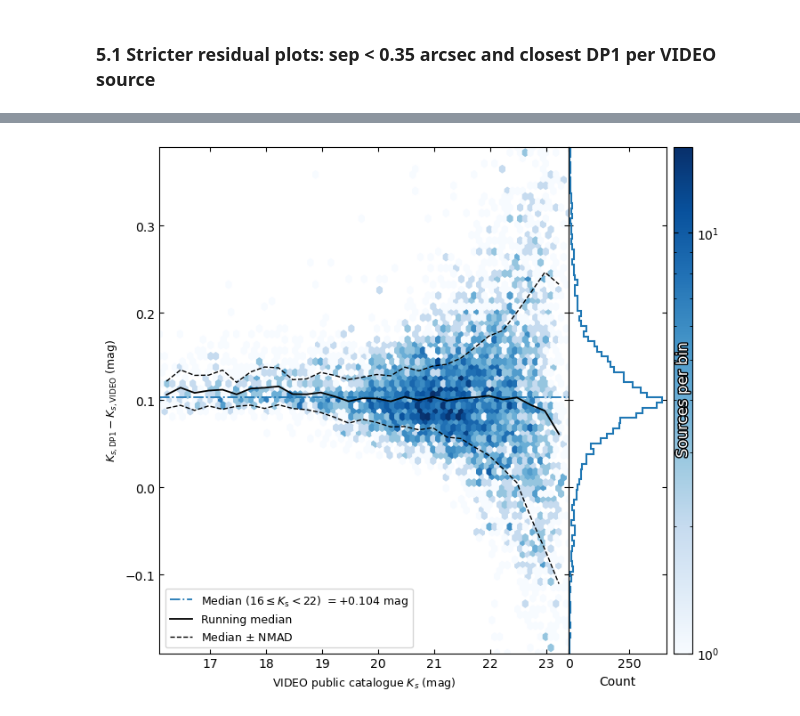
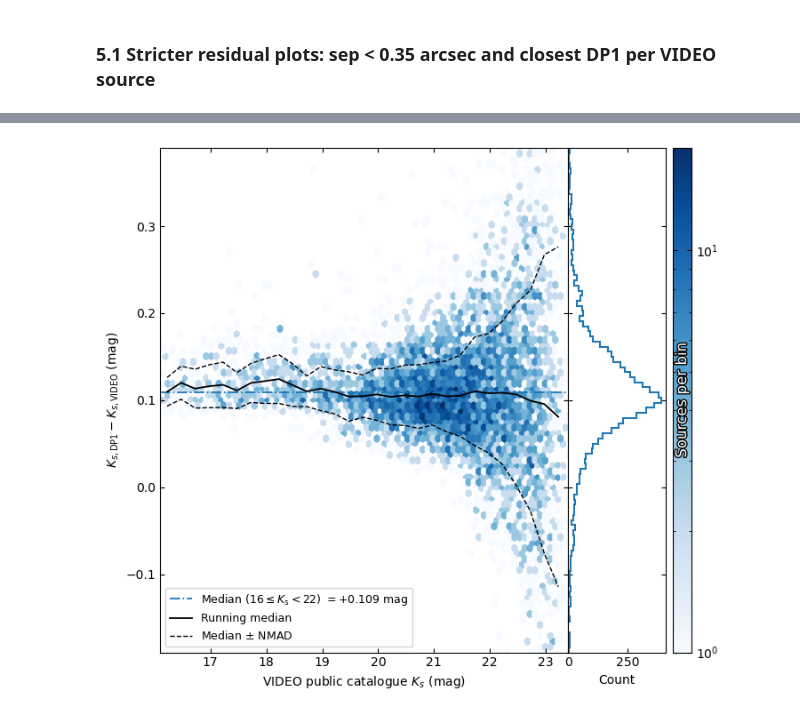
Before and after one commit to lsst-uk/lsst-ir-fusion, a Jupyter notebook: dmu5/dmu5_DP1/diagnostics/DP1_Photometry.ipynb, the cells around one changed output, grey strips where cells are left out. Saved outputs shown, nothing was run; the diff lists cells and outputs as text; code cells hidden in the pictures.

```diff
--- a/dmu5/dmu5_DP1/diagnostics/DP1_Photometry.ipynb
+++ b/dmu5/dmu5_DP1/diagnostics/DP1_Photometry.ipynb
@@ -34,7 +22,7 @@ import matplotlib.patheffects as pe
 
 DATA_DIR = Path("../data")
 
-DP1_PATH   = DATA_DIR / "full_reduced_cat_DP1_20260408.fits"
+DP1_PATH   = DATA_DIR / "full_reduced_cat_DP1_20260902.fits"
 VIDEO_PATH = DATA_DIR / "VISTA-VIDEO-CDFS-DR5.fits"
 
 OUTDIR = Path("data/plots_photometry")
@@ -1282,27 +1342,14 @@ print(
 # ------------------------------------------------------------
 
 dp1_k_mag = (
-    np.asarray(
-        dp1m[
-            "VIRCAM_K_m_base_CircularApertureFlux_6_0_mag"
-        ],
-        float,
-    )
+    dp1_mag(dp1m, "K")
     - DP1_TO_VIDEO_CONVERSION
 )
 
-dp1_k_err = np.asarray(
-    dp1m[
-        "VIRCAM_K_m_base_CircularApertureFlux_6_0_magErr"
-    ],
-    float,
-)
-
-dp1_k_flag = np.asarray(
-    dp1m[
-        "VIRCAM_K_m_base_CircularApertureFlux_6_0_flag"
-    ],
-    int,
+dp1_k_good = dp1_band_usable(
+    dp1m,
+    "K",
+    snr_min=5.0,
 )
 
 dp1_nchild = np.asarray(
@@ -1329,22 +1376,20 @@ vid_k_err = np.asarray(
     float,
 )
 
+
 # ------------------------------------------------------------
 # Final photometric-quality cuts
 # ------------------------------------------------------------
 
 good = (
-    np.isfinite(dp1_k_mag)
-    & np.isfinite(dp1_k_err)
+    dp1_k_good
+    & np.isfinite(dp1_k_mag)
     & np.isfinite(vid_k_mag)
     & np.isfinite(vid_k_err)
-    & (dp1_k_flag == 0)
+    & (vid_k_err > 0)
+    & (vid_k_err < MAGERR_5SIG)
     & (dp1_primary == 1)
     & (dp1_nchild == 0)
-    & (dp1_k_err > 0)
-    & (vid_k_err > 0)
-    & (dp1_k_err < MAGERR_5SIG)
-    & (vid_k_err < MAGERR_5SIG)
 )
 
 x = vid_k_mag[good]
@@ -1357,13 +1402,6 @@ y_raw = (
 # No empirical stellar residual is subtracted
 y = y_raw.copy()
 
-print(
-    "\nAfter DP1/VIDEO photometric-quality cuts"
-)
-print(
-    "  N good stellar matches:",
-    int(good.sum()),
-)
 
 # ------------------------------------------------------------
 # Reference stellar interval
@@ -1384,40 +1422,6 @@ reference_nmad = nmad(
     y[reference_mask]
 )
 
-print("\nVIDEO-star residuals")
-print(
-    "  reference range       : "
-    f"{REFERENCE_RANGE[0]} <= Ks < "
-    f"{REFERENCE_RANGE[1]}"
-)
-print(
-    "  N stars in range      :",
-    int(reference_mask.sum()),
-)
-print(
-    "  median in range       :",
-    float(reference_median),
-    "mag",
-)
-print(
-    "  NMAD in range         :",
-    float(reference_nmad),
-    "mag",
-)
-print(
-    "  full-sample N         :",
-    len(y),
-)
-print(
-    "  full-sample median    :",
-    float(np.nanmedian(y)),
-    "mag",
-)
-print(
-    "  full-sample NMAD      :",
-    float(nmad(y)),
-    "mag",
-)
 
 REFERENCE_RANGE = (16.0, 22.0)
 
@@ -1636,12 +1640,12 @@ ax.set_ylim(*ylim)
 
 ax.set_xlabel(
     r"VIDEO public catalogue $K_s$ (mag)",
-    fontsize=9,
+    fontsize=10,
 )
 
 ax.set_ylabel(
     r"$K_{s,\mathrm{DP1}} - K_{s,\mathrm{VIDEO}}$ (mag)",
-    fontsize=9
+    fontsize=10
 )
 
 ax.tick_params(
@@ -1760,2 +1764,2 @@ After DP1/VIDEO photometric-quality cuts
-[figure, old version]
+[figure, new version]
 # %% [markdown]
```
Also changed, not shown: parts of 43 cells of this notebook.
